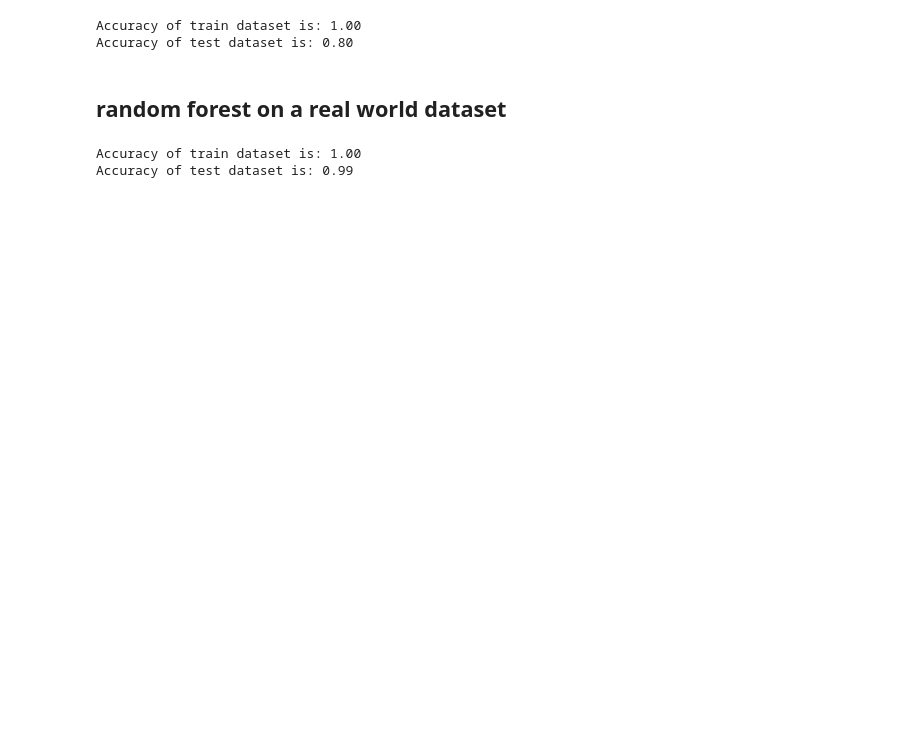
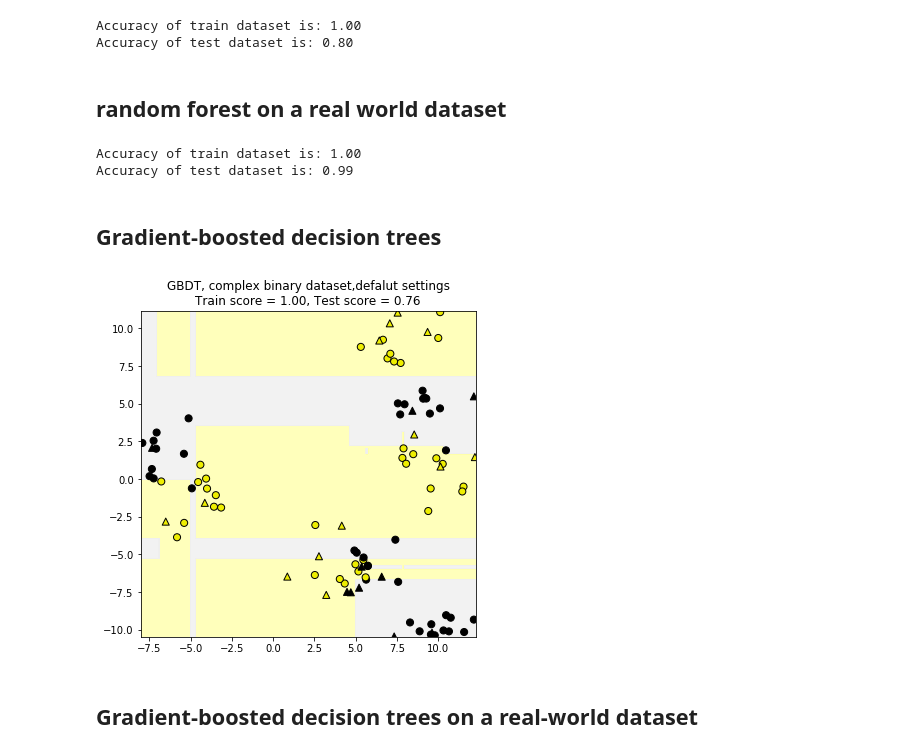
Before and after one commit to gaoexingyun/Applied-Machine-Learning-in-Python, a Jupyter notebook: Random Forests.ipynb, the cells around one changed output. Saved outputs shown, nothing was run; the diff lists cells and outputs as text; code cells hidden in the pictures; blank space fills up the shorter version.

```diff
--- a/Random Forests.ipynb
+++ b/Random Forests.ipynb
@@ -119,3 +119,21 @@ print('Accuracy of test dataset is: {:.2f}'.format(clf.score(X_test,y_test)))
 # %% [output]
 Accuracy of train dataset is: 1.00
 Accuracy of test dataset is: 0.99
+# %% [markdown]
+## Gradient-boosted decision trees
+# %%
+from sklearn.ensemble import GradientBoostingClassifier
+from sklearn.model_selection import train_test_split
+from sklearn.datasets import make_blobs
+X_D2,y_D2 = make_blobs(n_features=2, n_samples=100, centers=8,cluster_std=1.3,random_state=4)
+y_D2 = y_D2 %2
+X_train,X_test,y_train,y_test = train_test_split(X_D2,y_D2,random_state=0)
+fig,subaxes = plt.subplots(1,1,figsize=(6,6))
+title = 'GBDT, complex binary dataset,defalut settings'
+clf = GradientBoostingClassifier().fit(X_train,y_train)
+plot_class_regions_for_classifier_subplot(clf,X_train,y_train,X_test,y_test,title,subaxes)
+plt.show()
+# %% [output]
+[figure, added]
+# %% [markdown]
+## Gradient-boosted decision trees on a real-world dataset
```
Also changed, not shown: parts of 2 cells of this notebook.
